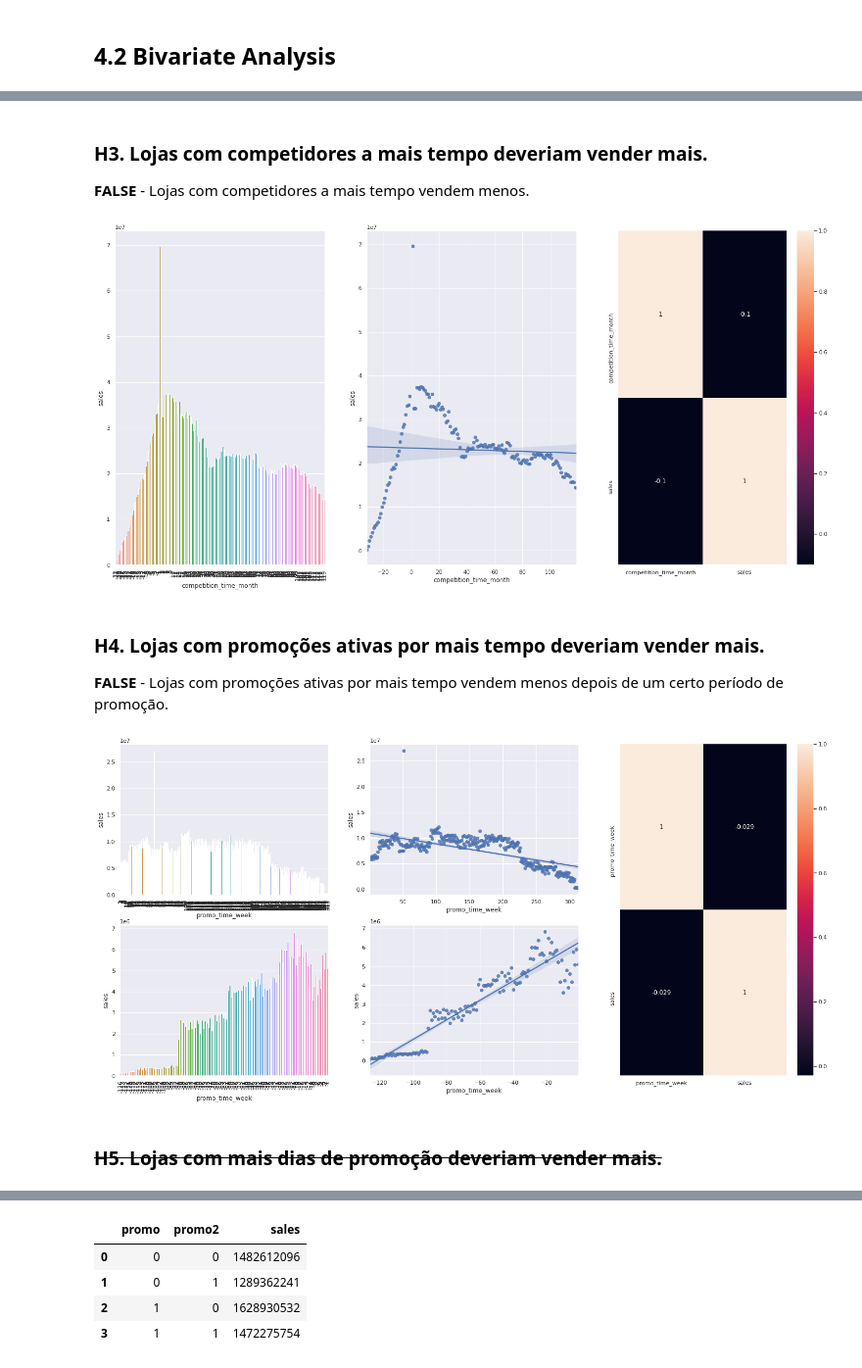
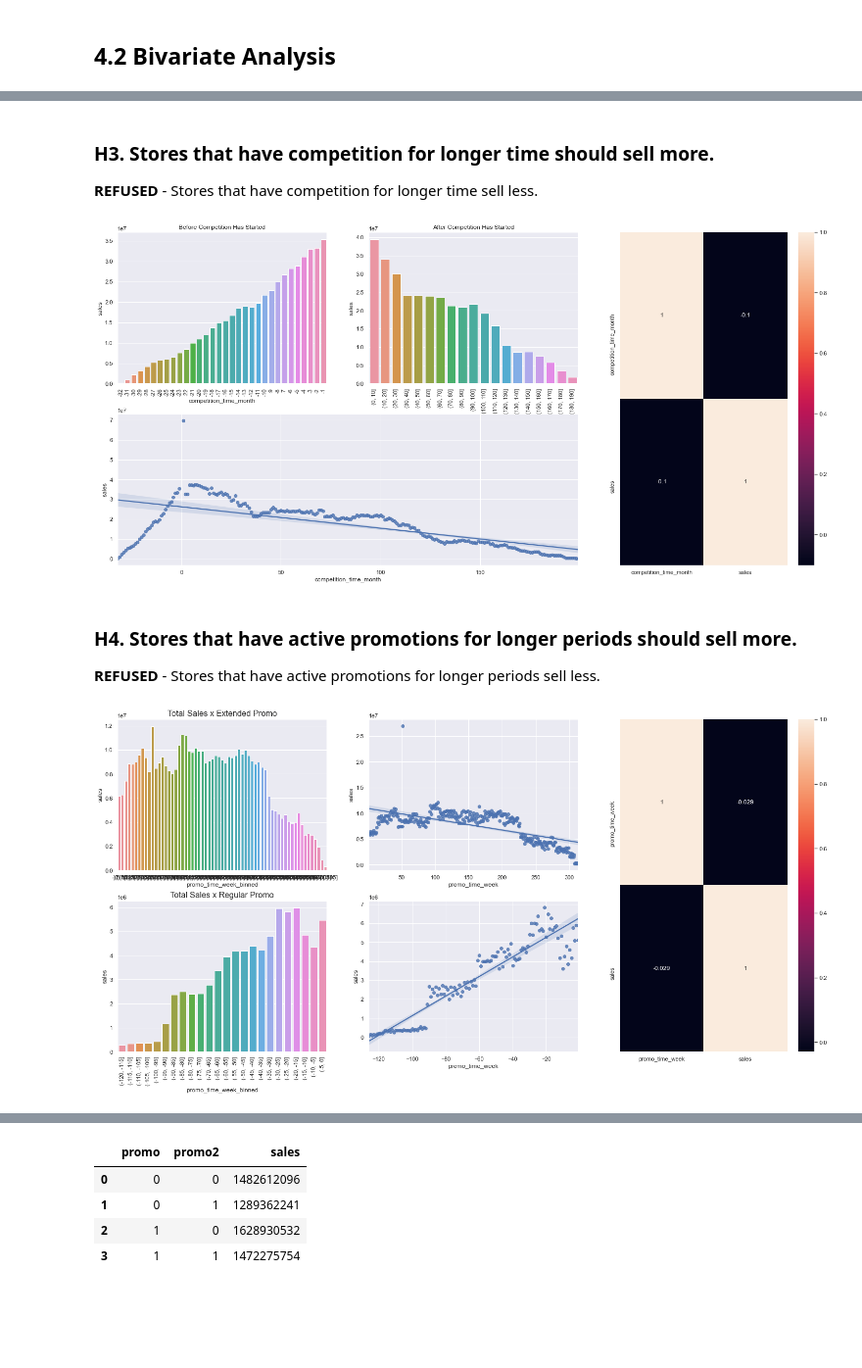
Before and after one commit to ghermsen/rossmann_prediction, a Jupyter notebook: rossmann_prediction_project.ipynb, the cells around one changed output, grey strips where cells are left out. Shown at 98% size. Saved outputs shown, nothing was run; the diff lists cells and outputs as text; code cells hidden in the pictures; blank space fills up the shorter version.

```diff
--- a/rossmann_prediction_project.ipynb
+++ b/rossmann_prediction_project.ipynb
@@ -696,47 +676,68 @@ sns.heatmap(aux1.corr(method = 'pearson'), annot = True);
-# %% [markdown]
-### H3. Lojas com competidores a mais tempo deveriam vender mais.
-**FALSE** - Lojas com competidores a mais tempo vendem menos.
+# %% [markdown]
+### H3. Stores that have competition for longer time should sell more.
+**REFUSED** - Stores that have competition for longer time sell less.
 # %%
-plt.subplot(1, 3, 1)
+grid = GridSpec( 2, 3 )
 aux1 = df4[['competition_time_month', 'sales']].groupby('competition_time_month').sum().reset_index()
-aux2 = aux1[(aux1['competition_time_month'] < 120) & (aux1['competition_time_month'] != 0)]
+
+# before competition starts
+
+plt.subplot(grid[0,0])
+aux2 = aux1[aux1['competition_time_month'] < 0]
 sns.barplot(x = 'competition_time_month', y = 'sales', data = aux2);
 plt.xticks(rotation = 90);
+plt.title('Before Competition Has Started')
 
-plt.subplot(1, 3, 2)
-sns.regplot(x = 'competition_time_month', y = 'sales', data = aux2);
+# after competition started
 
-plt.subplot(1, 3, 3)
-sns.heatmap(aux1.corr(method = 'pearson'), annot = True);
+plt.subplot(grid[0,1])
+bins = list(np.arange(0,200, 10))
+aux3 = aux1[aux1['competition_time_month'] > 0]
+aux3['competition_time_month_binned'] = pd.cut(aux3['competition_time_month'], bins = bins)
+sns.barplot(x = 'competition_time_month_binned', y = 'sales', data = aux3, ci = None);
+plt.xticks(rotation = 90)
+plt.title('After Competition Has Started')
+
+# regression and correlation
+
+plt.subplot(grid[1,:2])
+aux4 = aux1[(aux1['competition_time_month'] != 0) & (aux1['competition_time_month'] < 200)]
+sns.regplot(x = 'competition_time_month', y = 'sales', data = aux4)
+
+plt.subplot(grid[:2,2])
+sns.heatmap(aux1.corr(), annot = True);
 # %% [output]
-[figure, old version]
+[figure, new version]
-# %% [markdown]
-### H4. Lojas com promoções ativas por mais tempo deveriam vender mais.
-**FALSE** - Lojas com promoções ativas por mais tempo vendem menos depois de um certo período de promoção.
+# %% [markdown]
+### H4. Stores that have active promotions for longer periods should sell more.
+**REFUSED** - Stores that have active promotions for longer periods sell less.
 # %%
 aux1 = df4[['promo_time_week', 'sales']].groupby('promo_time_week').sum().reset_index()
 
 grid = GridSpec(2, 3)
 
 plt.subplot(grid[0, 0])
-aux2 = aux1[aux1['promo_time_week'] > 0] # promo extendido
-sns.barplot(x = 'promo_time_week', y = 'sales', data = aux2)
-plt.xticks(rotation = 90)
+bins = list(np.arange(0,320, 5))
+aux2 = aux1[aux1['promo_time_week'] > 0] # extended promo
+aux2['promo_time_week_binned'] = pd.cut(aux2['promo_time_week'], bins = bins)
+sns.barplot(x = 'promo_time_week_binned', y = 'sales', data = aux2, ci = None)
+plt.title('Total Sales x Extended Promo', size = 16)
 
 plt.subplot(grid[0, 1])
 sns.regplot(x = 'promo_time_week', y = 'sales', data = aux2)
 
 plt.subplot(grid[1, 0])
-aux3 = aux1[aux1['promo_time_week'] < 0] # promo regular
-sns.barplot(x = 'promo_time_week', y = 'sales', data = aux3)
+bins = list(np.arange(-120, 5, 5))
+aux3 = aux1[aux1['promo_time_week'] < 0] # regular promo
+aux3['promo_time_week_binned'] = pd.cut(aux3['promo_time_week'], bins = bins)
+sns.barplot(x = 'promo_time_week_binned', y = 'sales', data = aux3, ci = None)
+plt.title('Total Sales x Regular Promo', size = 16)
 plt.xticks(rotation = 90)
 
 plt.subplot(grid[1, 1])
 sns.regplot(x = 'promo_time_week', y = 'sales', data = aux3)
 
 plt.subplot(grid[:, 2])
 sns.heatmap(aux1.corr(method = 'pearson'), annot = True);
 # %% [output]
-[figure, old version]
+[figure, new version]
-# %% [markdown]
-### <s>H5. Lojas com mais dias de promoção deveriam vender mais.</s>
```
Also changed, not shown: parts of 71 cells of this notebook, 24 other files.
